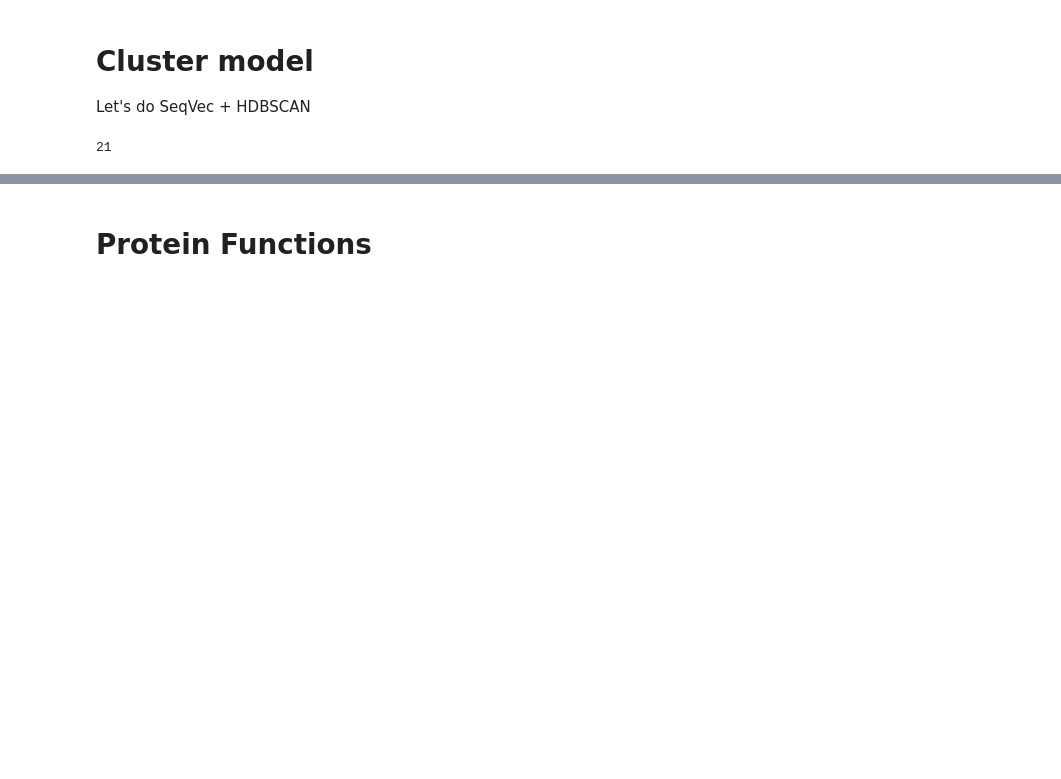
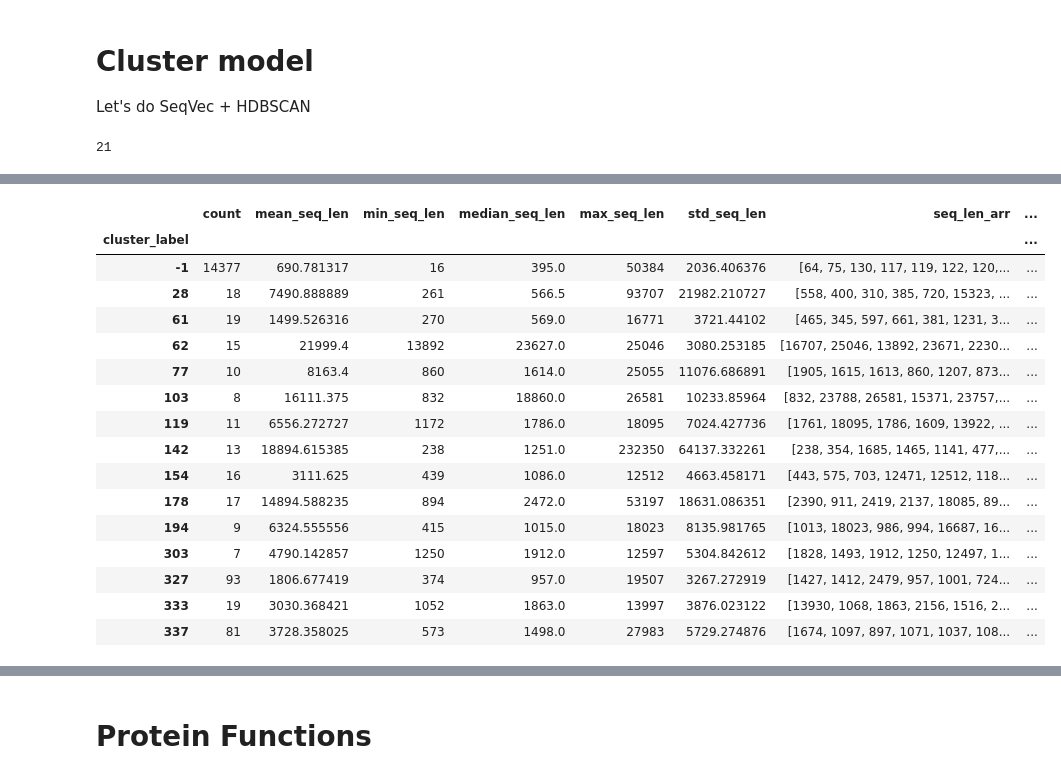
Before and after one commit to dptrsa-300/pss, a Jupyter notebook: Evaluate Cluster Outcome.ipynb, the cells around one changed output, grey strips where cells are left out. Saved outputs shown, nothing was run; the diff lists cells and outputs as text; code cells hidden in the pictures; blank space fills up the shorter version.

Commit message:
Cluster eval with seq len and confidence added

```diff
--- a/Evaluate Cluster Outcome.ipynb
+++ b/Evaluate Cluster Outcome.ipynb
@@ -256,0 +533,2 @@ cluster_stats
+# %%
+asp  = protein_confidence_agg()
@@ -256,0 +573,5 @@ cluster_stats
+# %%
+asp = asp.set_index(["protein"])\
+            .join(clusters.set_index(["protein"]),
+                  how='outer'
+                 ).reset_index()
@@ -256,0 +592,6 @@ cluster_stats
+# %%
+cluster_conf = pd.pivot_table(asp, index="cluster_label",
+              values=["protein_confidence", "D_perc"],
+              aggfunc=np.mean)
+
+cluster_conf[0:10]
@@ -256,0 +611,2 @@ cluster_stats
+# %%
+cluster_stats = cluster_stats.set_index("cluster_label").join(cluster_conf)
@@ -256,0 +638,20 @@ cluster_stats
+# %%
+cluster_stats[cluster_stats["std_seq_len"]>2036]
+# %% [output]
+|  | count | mean_seq_len | min_seq_len | median_seq_len | max_seq_len | std_seq_len | seq_len_arr | ... |
+| cluster_label |  |  |  |  |  |  |  | ... |
+| -1 | 14377 | 690.781317 | 16 | 395.0 | 50384 | 2036.406376 | [64, 75, 130, 117, 119, 122, 120,... | ... |
+| 28 | 18 | 7490.888889 | 261 | 566.5 | 93707 | 21982.210727 | [558, 400, 310, 385, 720, 15323, ... | ... |
+| 61 | 19 | 1499.526316 | 270 | 569.0 | 16771 | 3721.44102 | [465, 345, 597, 661, 381, 1231, 3... | ... |
+| 62 | 15 | 21999.4 | 13892 | 23627.0 | 25046 | 3080.253185 | [16707, 25046, 13892, 23671, 2230... | ... |
+| 77 | 10 | 8163.4 | 860 | 1614.0 | 25055 | 11076.686891 | [1905, 1615, 1613, 860, 1207, 873... | ... |
+| 103 | 8 | 16111.375 | 832 | 18860.0 | 26581 | 10233.85964 | [832, 23788, 26581, 15371, 23757,... | ... |
+| 119 | 11 | 6556.272727 | 1172 | 1786.0 | 18095 | 7024.427736 | [1761, 18095, 1786, 1609, 13922, ... | ... |
+| 142 | 13 | 18894.615385 | 238 | 1251.0 | 232350 | 64137.332261 | [238, 354, 1685, 1465, 1141, 477,... | ... |
+| 154 | 16 | 3111.625 | 439 | 1086.0 | 12512 | 4663.458171 | [443, 575, 703, 12471, 12512, 118... | ... |
+| 178 | 17 | 14894.588235 | 894 | 2472.0 | 53197 | 18631.086351 | [2390, 911, 2419, 2137, 18085, 89... | ... |
+| 194 | 9 | 6324.555556 | 415 | 1015.0 | 18023 | 8135.981765 | [1013, 18023, 986, 994, 16687, 16... | ... |
+| 303 | 7 | 4790.142857 | 1250 | 1912.0 | 12597 | 5304.842612 | [1828, 1493, 1912, 1250, 12497, 1... | ... |
+| 327 | 93 | 1806.677419 | 374 | 957.0 | 19507 | 3267.272919 | [1427, 1412, 2479, 957, 1001, 724... | ... |
+| 333 | 19 | 3030.368421 | 1052 | 1863.0 | 13997 | 3876.023122 | [13930, 1068, 1863, 2156, 1516, 2... | ... |
+| 337 | 81 | 3728.358025 | 573 | 1498.0 | 27983 | 5729.274876 | [1674, 1097, 897, 1071, 1037, 108... | ... |
```
Also changed, not shown: parts of 105 cells of this notebook, 2 other files.
